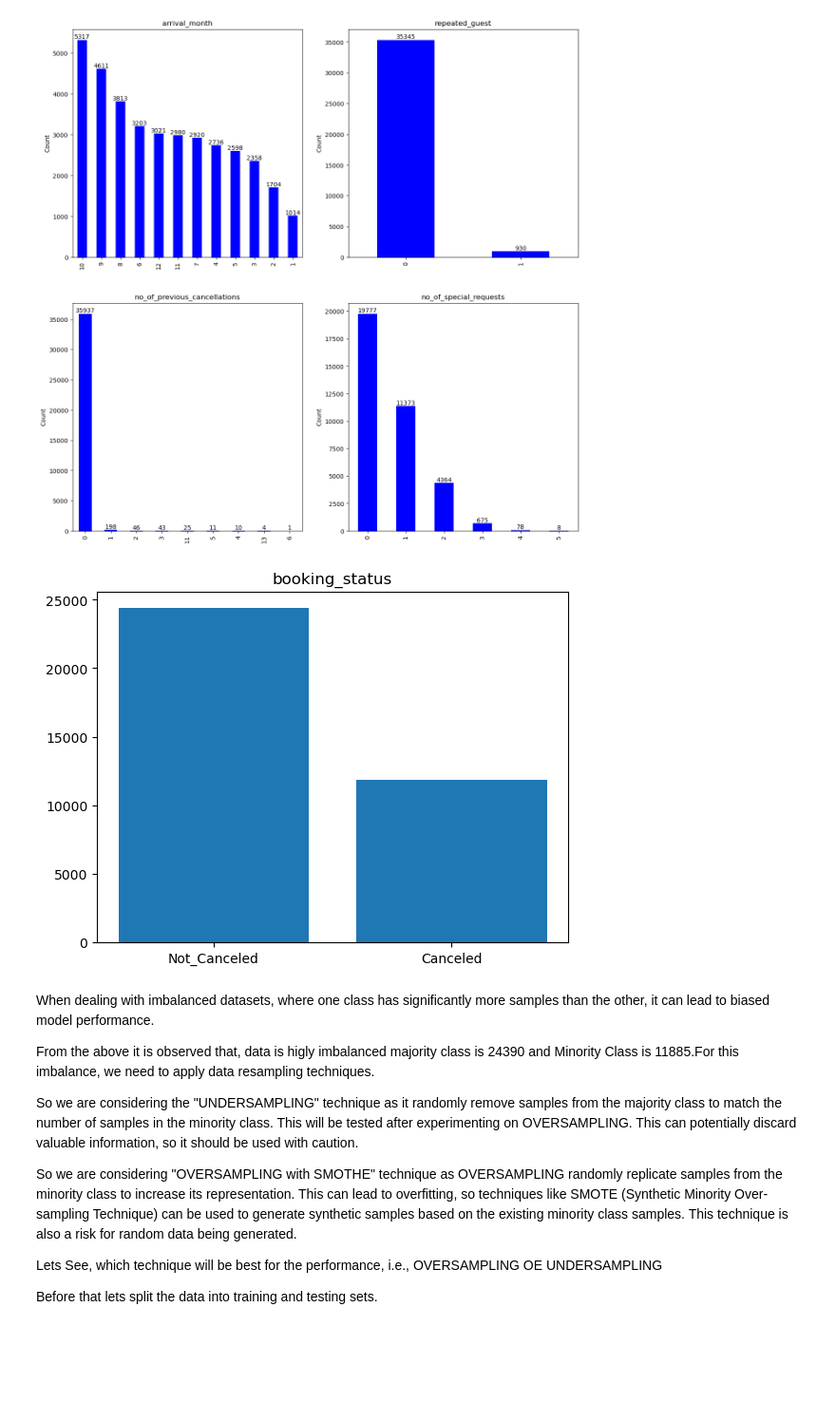
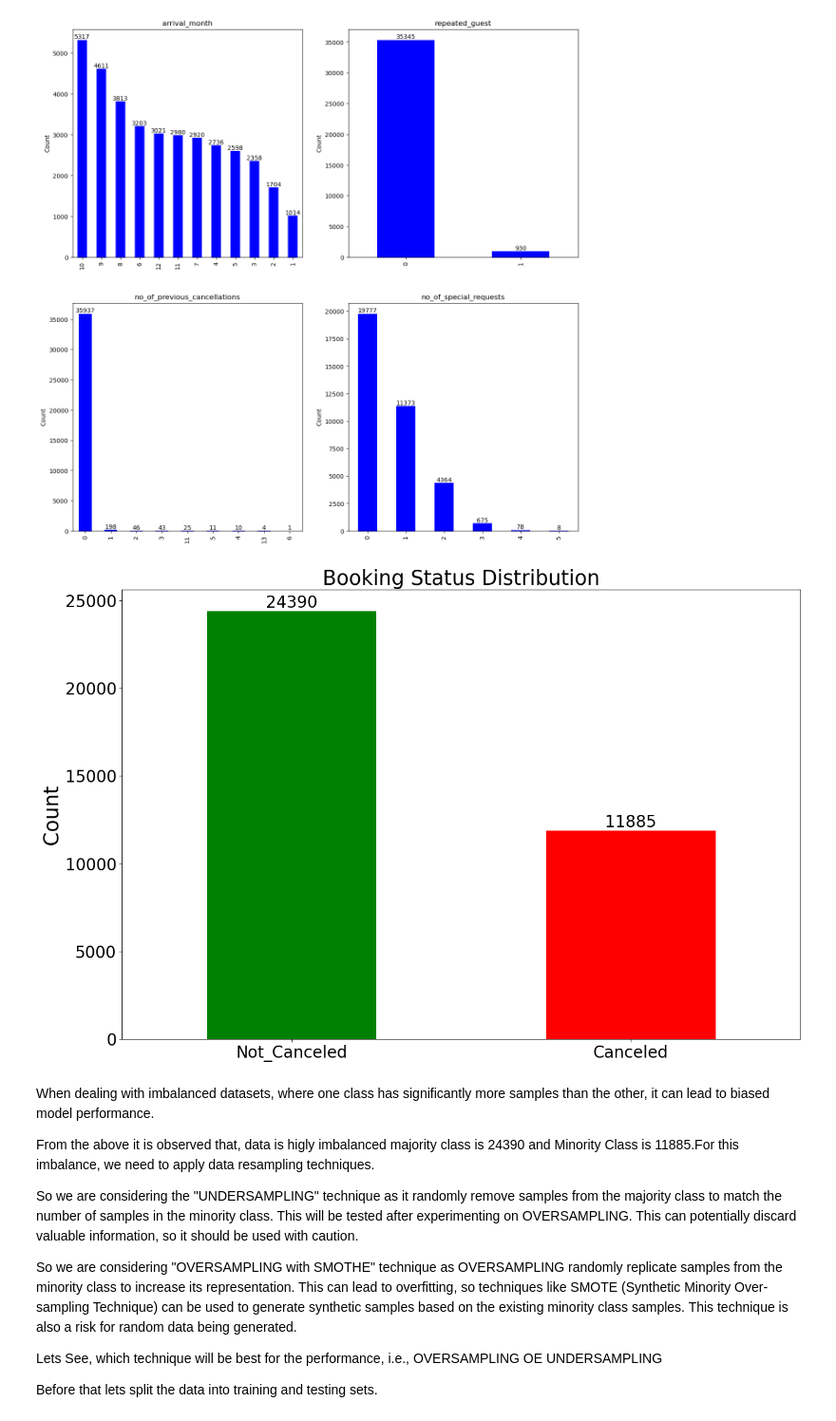
Before and after one commit to kksairam19061996/Nikhil_MSc_Project, a Jupyter notebook: DATASET/Hotel Reservation cancellation Project.ipynb, the cells around one changed output. Shown at 95% size. Saved outputs shown, nothing was run; the diff lists cells and outputs as text; code cells hidden in the pictures; blank space fills up the shorter version.

```diff
--- a/DATASET/Hotel Reservation cancellation Project.ipynb
+++ b/DATASET/Hotel Reservation cancellation Project.ipynb
@@ -515,14 +515,26 @@ for col, ax in zip(non_float_cols[6:10], axes.flatten()):
 plt.show()
 # %% [output]
 [figure]
-# %%
-# Output variable bar plot.
-output_counts = data_encoded[data_encoded.columns[-1]].value_counts()
-plt.bar(output_counts.index, output_counts.values)
-plt.title(data_encoded.columns[-1])
-plt.show()
-# %% [output]
-[figure, removed]
+# %%
+import numpy as np
+import matplotlib.pyplot as plt
+import math
+
+
+# Create a figure and a single subplot
+fig, ax = plt.subplots(figsize=(15, 10))
+
+# Plot the numeric columns in the subplot
+d['booking_status'].value_counts().plot(kind="bar", ax=ax, color=["green","red"])
+ax.set_title("Booking Status Distribution", size = 25)
+plt.xticks(rotation=0,size=20)
+ax.set_ylabel("Count", size=25)
+plt.yticks(size=20)
+ax.bar_label(ax.containers[0], size=20)
+
+plt.show()
+# %% [output]
+[figure, added]
 # %% [markdown]
 When dealing with imbalanced datasets, where one class has significantly more samples than the other, it can lead to biased model performance. <br>
 
```
Also changed, not shown: parts of 39 cells of this notebook, 10 other files.
